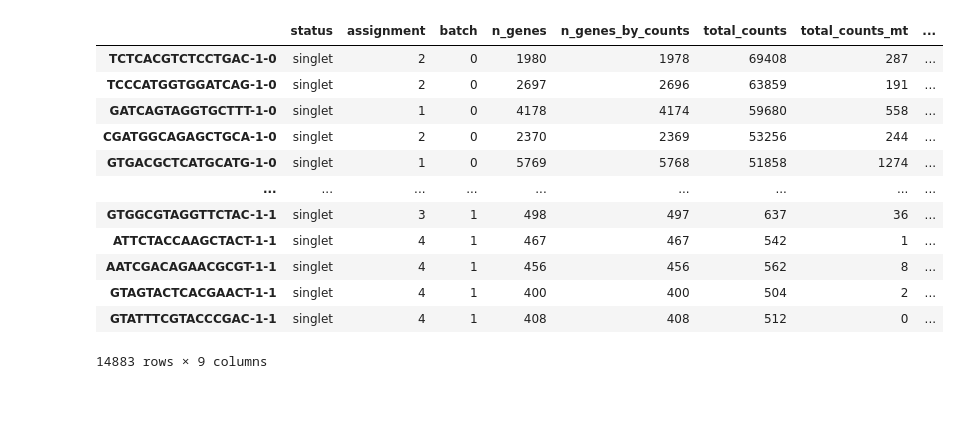
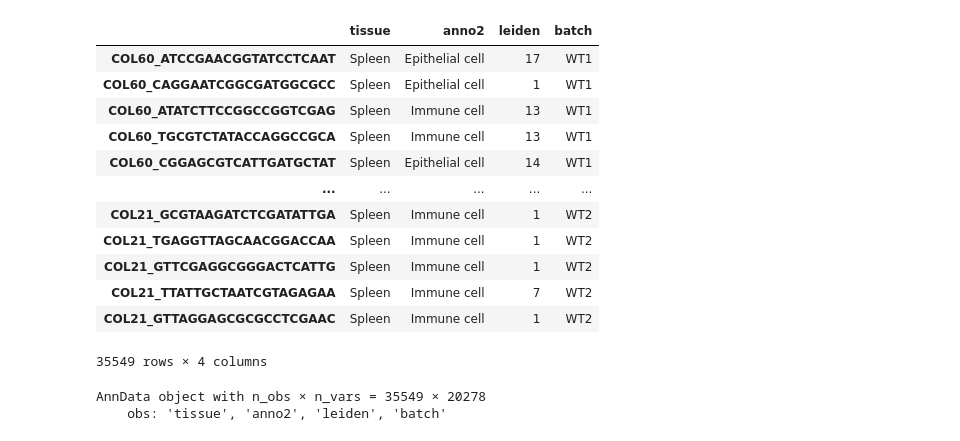
Before and after one commit to Nikhilesh-Vasanthakumar/Immune-Complexity-and-Regenerative-Dynamics-in-Pleurodeles-waltl, a Jupyter notebook: Samap_Minimal_Script.ipynb, the cells around one changed output. Drawn from its saved outputs; the diff is of its cells as text; code cells hidden in the pictures; blank space fills up the shorter version.

```diff
--- a/Samap_Minimal_Script.ipynb
+++ b/Samap_Minimal_Script.ipynb
@@ -17,21 +17,27 @@ os.chdir('/lunarc/nobackup/projects/regen_immuno/tools/samap/transcriptomes/')
 # %%
 #Load in the data
 adata_pl=anndata.read_h5ad('/home/nikvaku/snic2022-6-312/LabMemberScratchDir/Nikhilesh/Inter_data/spleen_merged_raw.h5ad')
-adata_hum=anndata.read_h5ad('/home/nikvaku/snic2022-6-312/LabMemberScratchDir/Nikhilesh/Raw_data/Anno/progen.h5ad')
+#adata_hum=anndata.read_h5ad('/home/nikvaku/snic2022-6-312/LabMemberScratchDir/Nikhilesh/Raw_data/Anno/progen.h5ad')
+adata_ax=anndata.read_h5ad('/home/nikvaku/snic2022-6-312/LabMemberScratchDir/Nikhilesh/Inter_data/combined_data_withobs_withleiden.h5ad')
 # %%
-adata_pl.obs
+adata_ax.obs
 # %% [output]
-|  | status | assignment | batch | n_genes | n_genes_by_counts | total_counts | total_counts_mt | ... |
-| TCTCACGTCTCCTGAC-1-0 | singlet | 2 | 0 | 1980 | 1978 | 69408 | 287 | ... |
-| TCCCATGGTGGATCAG-1-0 | singlet | 2 | 0 | 2697 | 2696 | 63859 | 191 | ... |
-| GATCAGTAGGTGCTTT-1-0 | singlet | 1 | 0 | 4178 | 4174 | 59680 | 558 | ... |
-| CGATGGCAGAGCTGCA-1-0 | singlet | 2 | 0 | 2370 | 2369 | 53256 | 244 | ... |
-| GTGACGCTCATGCATG-1-0 | singlet | 1 | 0 | 5769 | 5768 | 51858 | 1274 | ... |
-| ... | ... | ... | ... | ... | ... | ... | ... | ... |
-| GTGGCGTAGGTTCTAC-1-1 | singlet | 3 | 1 | 498 | 497 | 637 | 36 | ... |
-| ATTCTACCAAGCTACT-1-1 | singlet | 4 | 1 | 467 | 467 | 542 | 1 | ... |
-| AATCGACAGAACGCGT-1-1 | singlet | 4 | 1 | 456 | 456 | 562 | 8 | ... |
-| GTAGTACTCACGAACT-1-1 | singlet | 4 | 1 | 400 | 400 | 504 | 2 | ... |
-| GTATTTCGTACCCGAC-1-1 | singlet | 4 | 1 | 408 | 408 | 512 | 0 | ... |
+|  | tissue | anno2 | leiden | batch |
+| COL60_ATCCGAACGGTATCCTCAAT | Spleen | Epithelial cell | 17 | WT1 |
+| COL60_CAGGAATCGGCGATGGCGCC | Spleen | Epithelial cell | 1 | WT1 |
+| COL60_ATATCTTCCGGCCGGTCGAG | Spleen | Immune cell | 13 | WT1 |
+| COL60_TGCGTCTATACCAGGCCGCA | Spleen | Immune cell | 13 | WT1 |
+| COL60_CGGAGCGTCATTGATGCTAT | Spleen | Epithelial cell | 14 | WT1 |
+| ... | ... | ... | ... | ... |
+| COL21_GCGTAAGATCTCGATATTGA | Spleen | Immune cell | 1 | WT2 |
+| COL21_TGAGGTTAGCAACGGACCAA | Spleen | Immune cell | 1 | WT2 |
+| COL21_GTTCGAGGCGGGACTCATTG | Spleen | Immune cell | 1 | WT2 |
+| COL21_TTATTGCTAATCGTAGAGAA | Spleen | Immune cell | 7 | WT2 |
+| COL21_GTTAGGAGCGCGCCTCGAAC | Spleen | Immune cell | 1 | WT2 |
-14883 rows × 9 columns
+35549 rows × 4 columns
+# %%
+adata_ax
+# %% [output]
+AnnData object with n_obs × n_vars = 35549 × 20278
+    obs: 'tissue', 'anno2', 'leiden', 'batch'
 # %%
```
Also changed, not shown: parts of 8 cells of this notebook, 7 other files.
